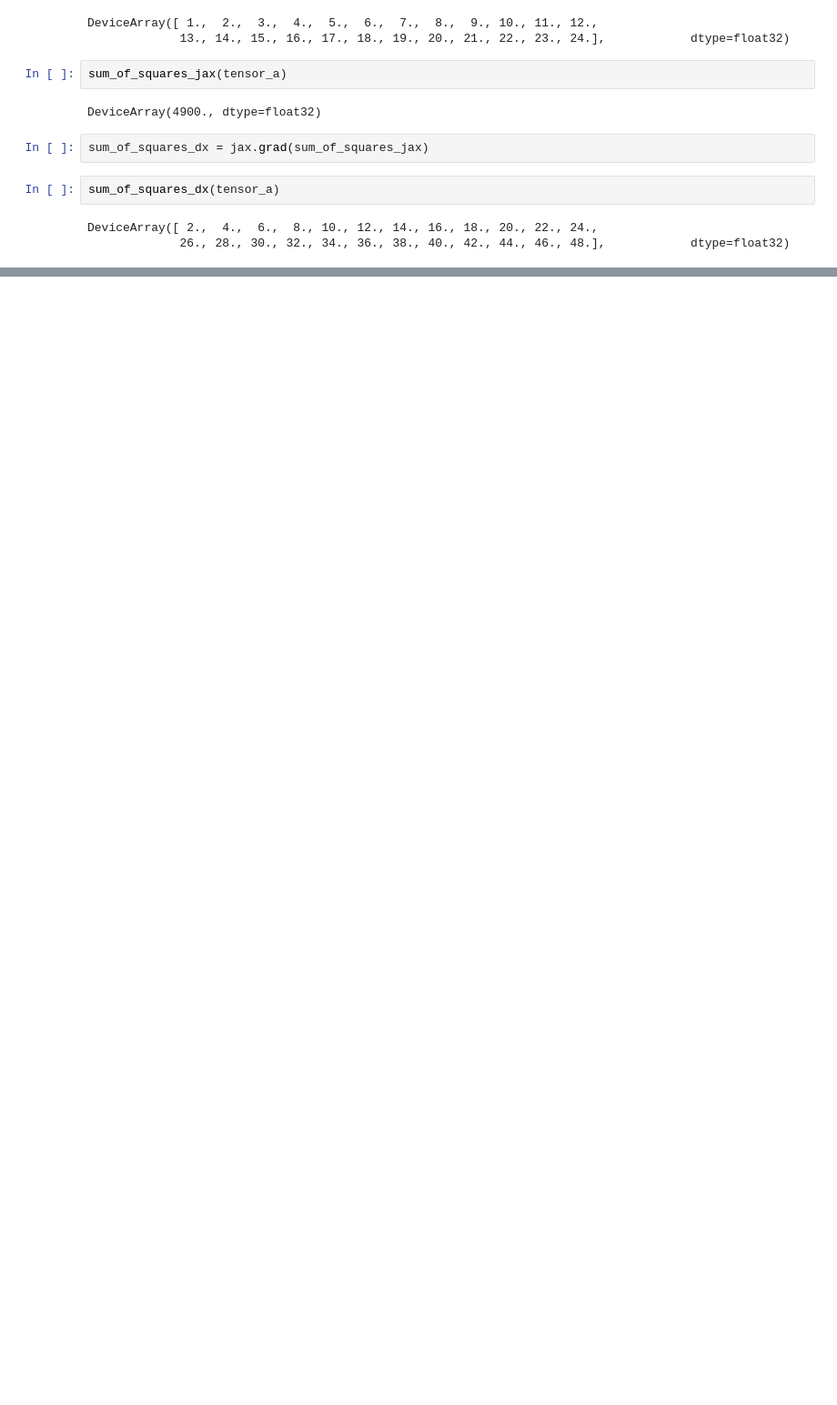
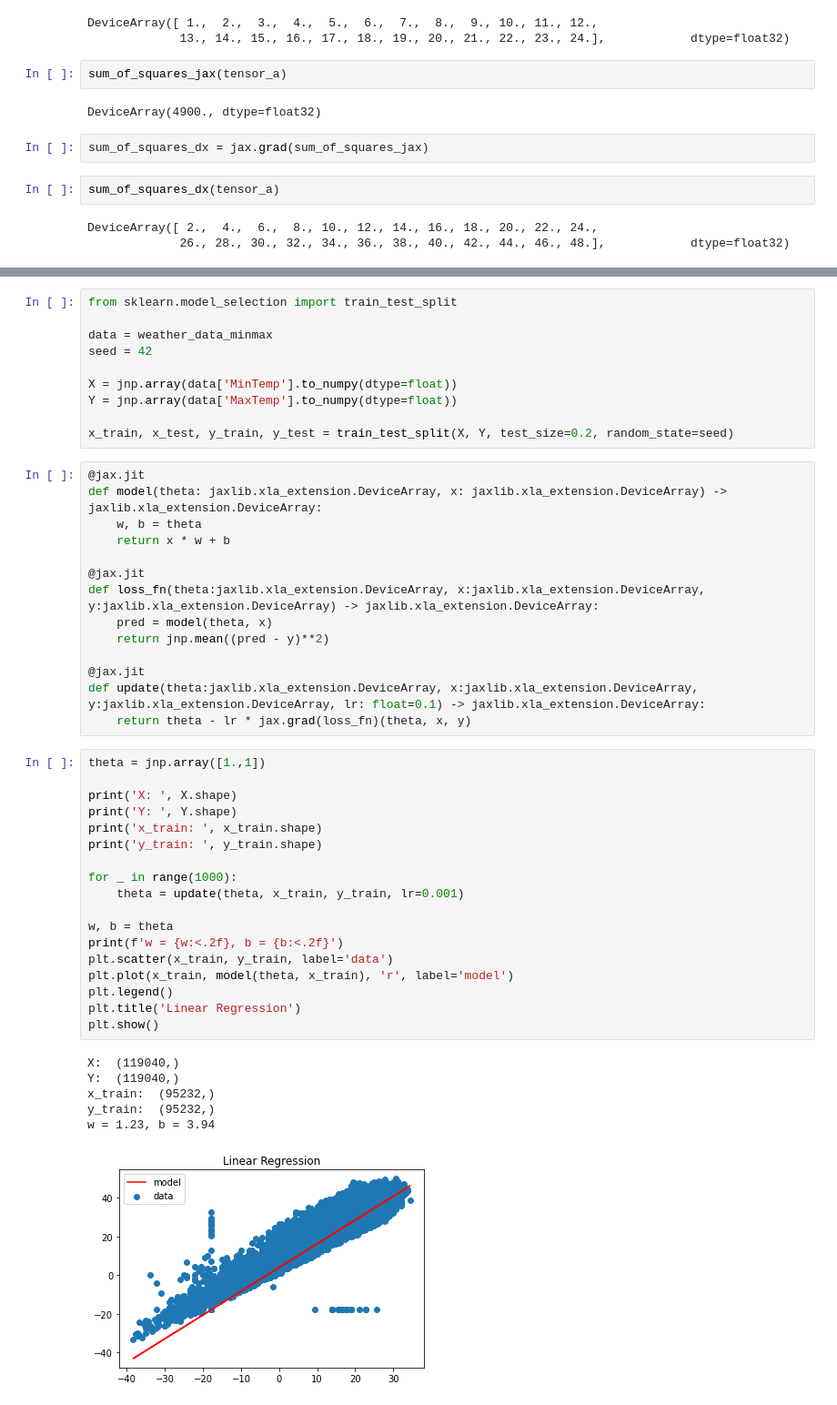
Before and after one commit to teruyuki-yamasaki/HelloBrax, a Jupyter notebook: jax0.ipynb, the cells around one changed output, grey strips where cells are left out. Shown at 91% size. Cells and saved outputs as stored; diff of their text form; blank space fills up the shorter version.

```diff
--- a/jax0.ipynb
+++ b/jax0.ipynb
@@ -148,0 +213,49 @@ DeviceArray([ 2.,  4.,  6.,  8., 10., 12., 14., 16., 18., 20., 22., 24.,
+# %%
+from sklearn.model_selection import train_test_split
+
+data = weather_data_minmax
+seed = 42
+
+X = jnp.array(data['MinTemp'].to_numpy(dtype=float))
+Y = jnp.array(data['MaxTemp'].to_numpy(dtype=float))
+
+x_train, x_test, y_train, y_test = train_test_split(X, Y, test_size=0.2, random_state=seed)
+# %%
+@jax.jit
+def model(theta: jaxlib.xla_extension.DeviceArray, x: jaxlib.xla_extension.DeviceArray) -> jaxlib.xla_extension.DeviceArray:
+    w, b = theta
+    return x * w + b
+
+@jax.jit
+def loss_fn(theta:jaxlib.xla_extension.DeviceArray, x:jaxlib.xla_extension.DeviceArray, y:jaxlib.xla_extension.DeviceArray) -> jaxlib.xla_extension.DeviceArray:
+    pred = model(theta, x)
+    return jnp.mean((pred - y)**2)
+
+@jax.jit
+def update(theta:jaxlib.xla_extension.DeviceArray, x:jaxlib.xla_extension.DeviceArray, y:jaxlib.xla_extension.DeviceArray, lr: float=0.1) -> jaxlib.xla_extension.DeviceArray:
+    return theta - lr * jax.grad(loss_fn)(theta, x, y)
+# %%
+theta = jnp.array([1.,1])
+
+print('X: ', X.shape)
+print('Y: ', Y.shape)
+print('x_train: ', x_train.shape)
+print('y_train: ', y_train.shape)
+
+for _ in range(1000):
+    theta = update(theta, x_train, y_train, lr=0.001)
+
+w, b = theta
+print(f'w = {w:<.2f}, b = {b:<.2f}')
+plt.scatter(x_train, y_train, label='data')
+plt.plot(x_train, model(theta, x_train), 'r', label='model')
+plt.legend()
+plt.title('Linear Regression')
+plt.show()
+# %% [output]
+X:  (119040,)
+Y:  (119040,)
+x_train:  (95232,)
+y_train:  (95232,)
+w = 1.23, b = 3.94
+[figure, added]
```
Also changed, not shown: parts of 40 cells of this notebook.
